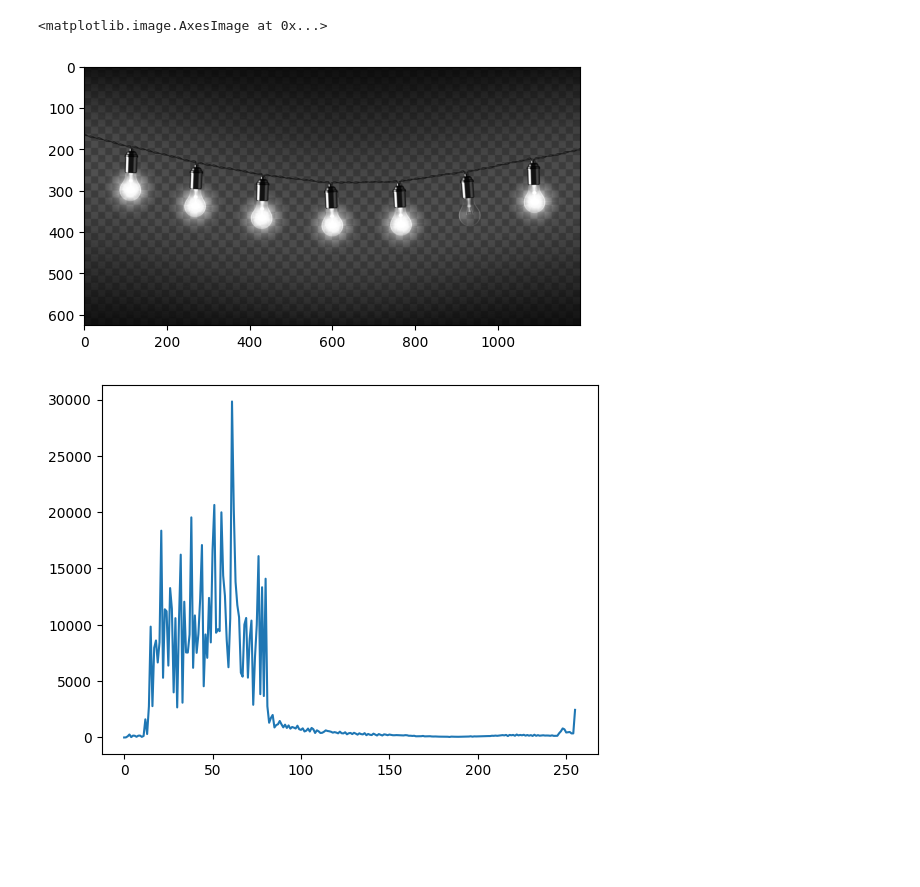
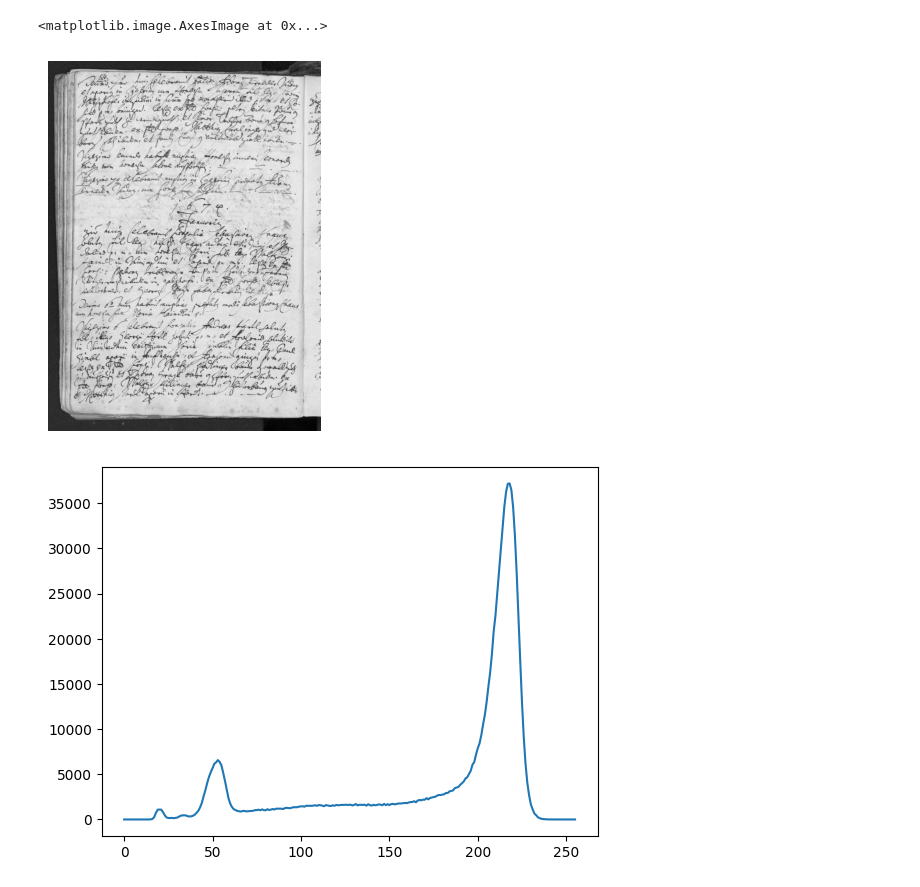
Before and after one commit to wikolego/wikolego-repository, a Jupyter notebook: ai-path/projects/image-to-black-white/source1.ipynb, the cells around one changed output. Drawn from its saved outputs; the diff is of its cells as text; code cells hidden in the pictures; blank space fills up the shorter version.

```diff
--- a/ai-path/projects/image-to-black-white/source1.ipynb
+++ b/ai-path/projects/image-to-black-white/source1.ipynb
@@ -1,32 +1,33 @@
 # %%
 import cv2
 import os
 from matplotlib import pyplot as plt
 
-fileName = "img2.webp"
-if not os.path.exists(fileName):
-  open(fileName, 'wb').write()
+fileName = "data/image4.png"
+# if not os.path.exists(fileName):
+#     open(fileName, 'wb').write()
 
 img = cv2.imread(fileName)
 img = cv2.cvtColor(img, cv2.COLOR_BGR2GRAY)
 
 # height, width = img.shape
 
 # for r in range(height):
 #   for c in range(width):
 #     if img[r, c] < 128:
 #       img[r, c] = 0
 #     else:
 #       img[r, c] = 255
 
+plt.axis('off')
 plt.imshow(img, cmap=plt.get_cmap('gray'))
 # %% [output]
 <matplotlib.image.AxesImage at 0x...>
-[figure, old version]
+[figure, new version]
 # %%
 histogram = cv2.calcHist([img], [0], None, [256], [0, 256])
 
 plt.plot(histogram)
 plt.show()
 # %% [output]
-[figure, old version]
+[figure, new version]
```
Also changed, not shown: 15 other files.
